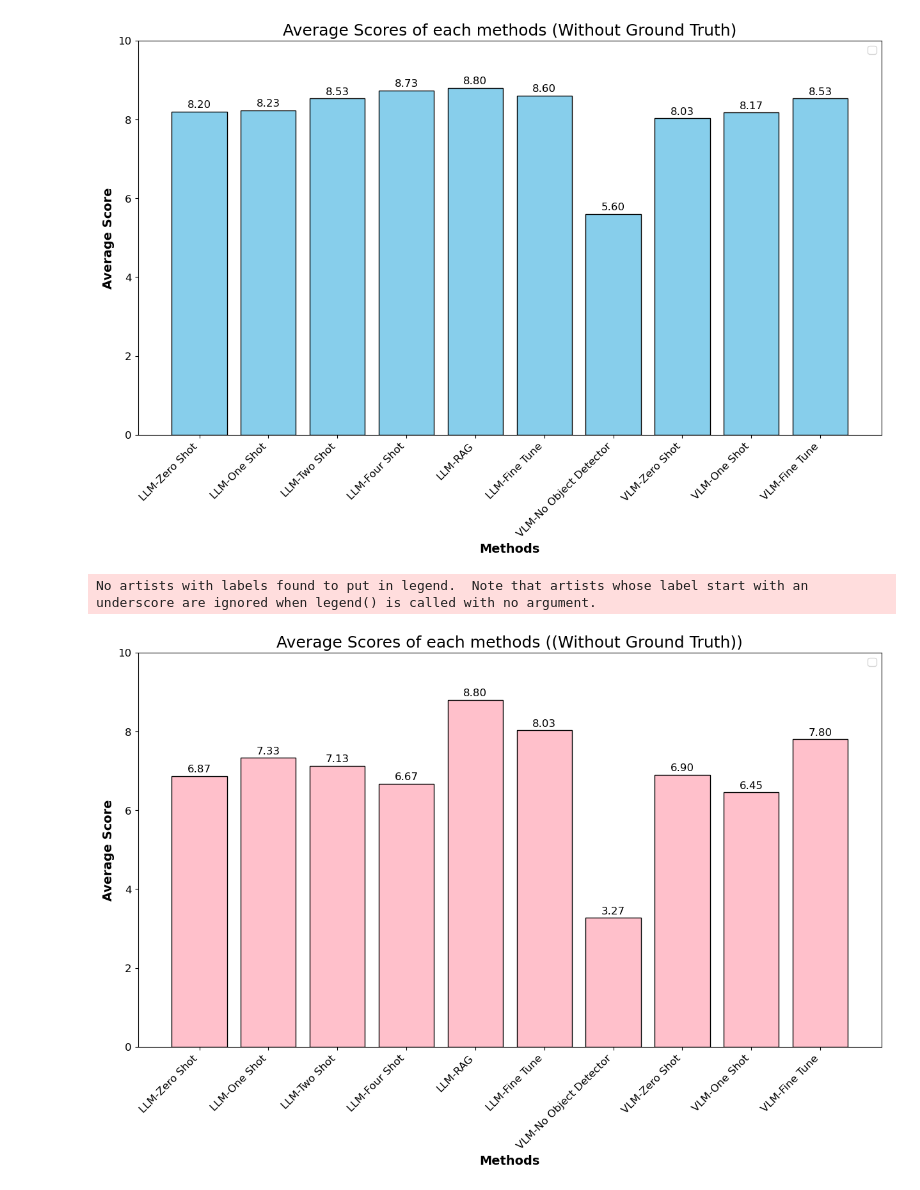
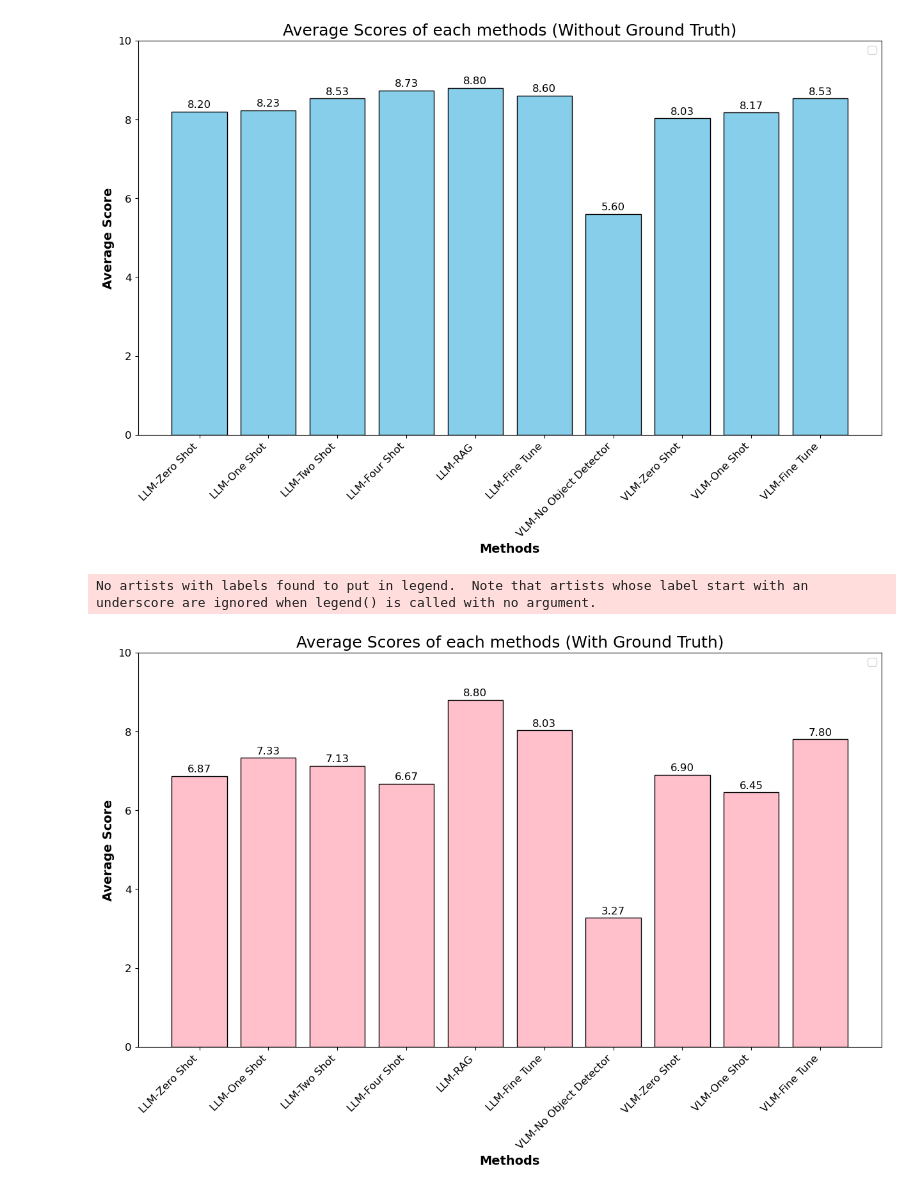
Before and after one commit to YashPat22/LLM_VLM_Comparison, a Jupyter notebook: Comparison Charts.ipynb, the cells around one changed output. Drawn from its saved outputs; the diff is of its cells as text; code cells hidden in the pictures.

```diff
--- a/Comparison Charts.ipynb
+++ b/Comparison Charts.ipynb
@@ -159,27 +159,27 @@ No artists with labels found to put in legend.  Note that artists whose label st
 # %%
 # Combined Bar Graph
 
 r1 = np.arange(len(methods_list2))
 
 plt.figure(figsize=(15, 8))
 
 bars = plt.bar(methods_list2, with_context_avg, edgecolor='black',color = 'pink')
 
 plt.xlabel('Methods', fontweight='bold', fontsize=14)
 plt.ylabel('Average Score', fontweight='bold', fontsize=14)
 # plt.xticks([r + bar_width for r in range(len(methods_list2))], methods_list2, fontsize=12, rotation=45, ha='right')
 plt.xticks(fontsize=12, rotation=45, ha='right')
 plt.yticks(fontsize=12)
 plt.ylim(0,10)
-plt.title('Average Scores of each methods ((Without Ground Truth))', fontsize=18)
+plt.title('Average Scores of each methods (With Ground Truth)', fontsize=18)
 
 for bar, value in zip(bars, with_context_avg):
     plt.text(bar.get_x() + bar.get_width() / 2, bar.get_height() + 0.05, f'{value:.2f}', ha='center', va='bottom', fontsize=12)
 
 # plt.legend(fontsize=12,loc='center left', bbox_to_anchor=(1, 0.5))
 # plt.tight_layout()
 plt.legend(fontsize=12)
 plt.show()
 # %% [output]
 No artists with labels found to put in legend.  Note that artists whose label start with an underscore are ignored when legend() is called with no argument.
-[figure, old version]
+[figure, new version]
```
